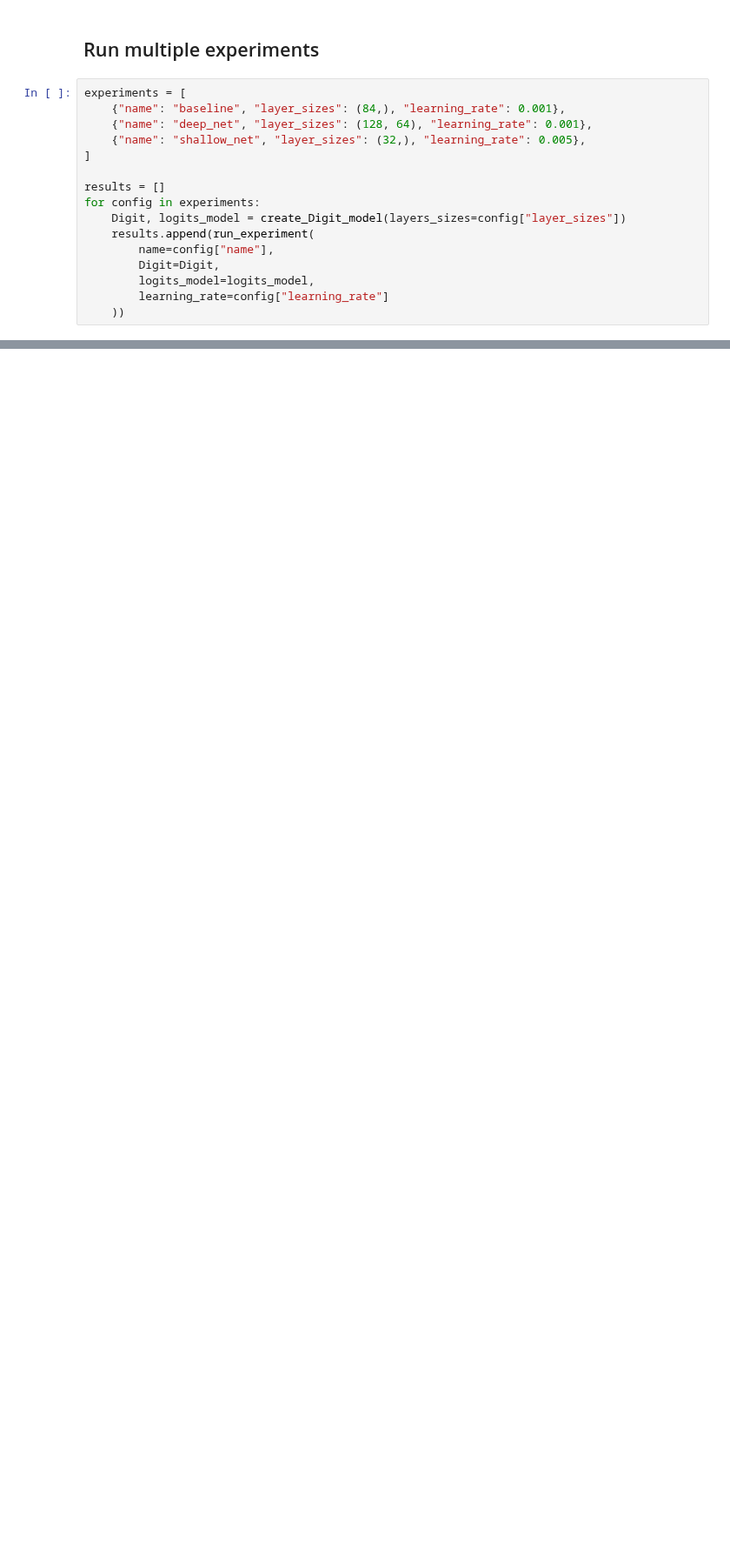
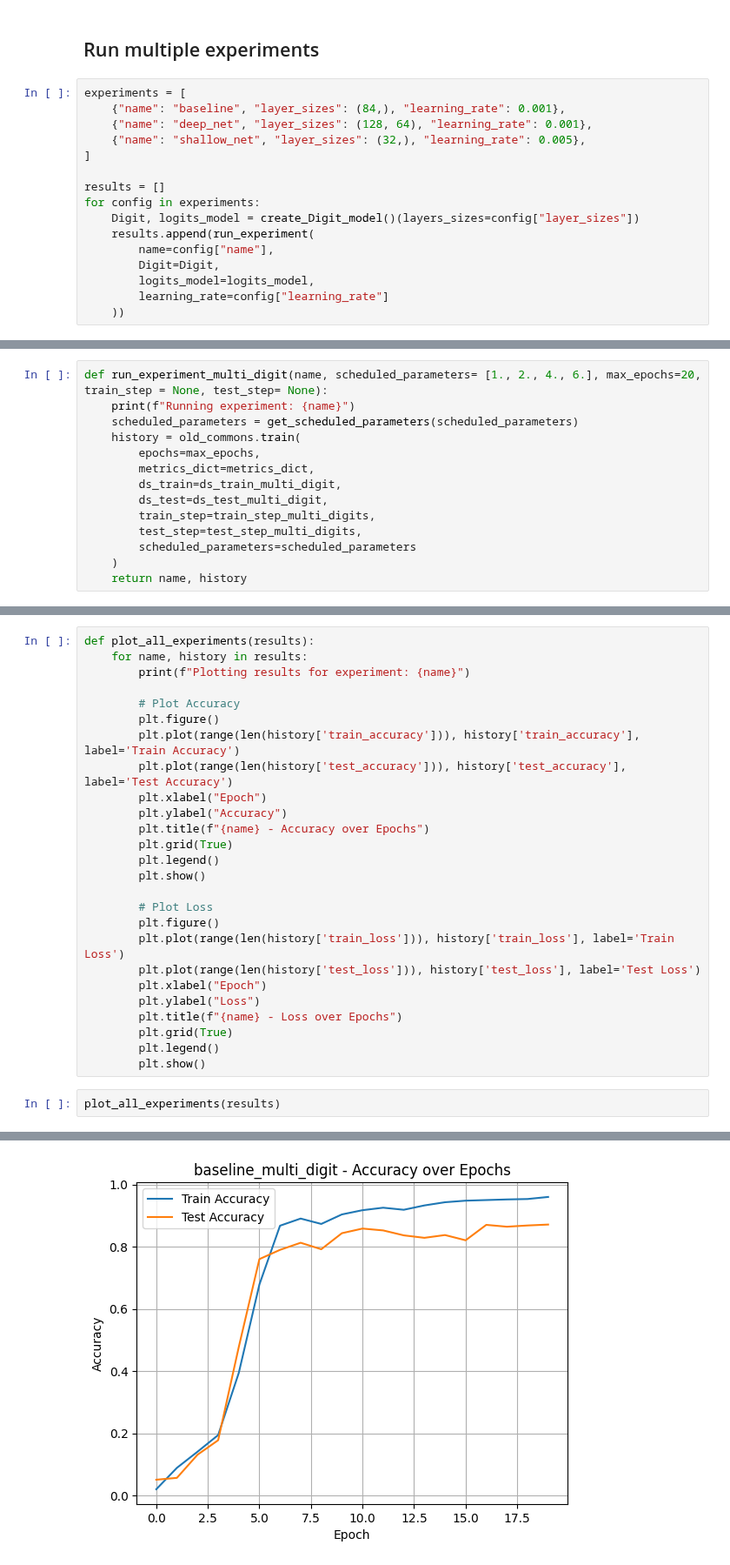
Before and after one commit to myriamcg/NeSy-vs-Backdoors, a Jupyter notebook: logictensornetwork/examples/mnist/all_experiments_mnist.ipynb, the cells around one changed output, grey strips where cells are left out. Shown at 87% size. Cells and saved outputs as stored; diff of their text form; blank space fills up the shorter version.

```diff
--- a/logictensornetwork/examples/mnist/all_experiments_mnist.ipynb
+++ b/logictensornetwork/examples/mnist/all_experiments_mnist.ipynb
@@ -183,7 +183,7 @@ experiments = [
 
 results = []
 for config in experiments:
-    Digit, logits_model = create_Digit_model(layers_sizes=config["layer_sizes"])
+    Digit, logits_model = create_Digit_model()(layers_sizes=config["layer_sizes"])
     results.append(run_experiment(
         name=config["name"],
         Digit=Digit,
@@ -263,0 +450,14 @@ Thus, for the following experiments, we will use the baseline and the deep_net m
+# %%
+def run_experiment_multi_digit(name, scheduled_parameters= [1., 2., 4., 6.], max_epochs=20, train_step = None, test_step= None):
+    print(f"Running experiment: {name}")
+    scheduled_parameters = get_scheduled_parameters(scheduled_parameters)
+    history = old_commons.train(
+        epochs=max_epochs,
+        metrics_dict=metrics_dict,
+        ds_train=ds_train_multi_digit,
+        ds_test=ds_test_multi_digit,
+        train_step=train_step_multi_digits,
+        test_step=test_step_multi_digits,
+        scheduled_parameters=scheduled_parameters
+    )
+    return name, history
@@ -263,0 +516,29 @@ Thus, for the following experiments, we will use the baseline and the deep_net m
+# %%
+def plot_all_experiments(results):
+    for name, history in results:
+        print(f"Plotting results for experiment: {name}")
+
+        # Plot Accuracy
+        plt.figure()
+        plt.plot(range(len(history['train_accuracy'])), history['train_accuracy'], label='Train Accuracy')
+        plt.plot(range(len(history['test_accuracy'])), history['test_accuracy'], label='Test Accuracy')
+        plt.xlabel("Epoch")
+        plt.ylabel("Accuracy")
+        plt.title(f"{name} - Accuracy over Epochs")
+        plt.grid(True)
+        plt.legend()
+        plt.show()
+
+        # Plot Loss
+        plt.figure()
+        plt.plot(range(len(history['train_loss'])), history['train_loss'], label='Train Loss')
+        plt.plot(range(len(history['test_loss'])), history['test_loss'], label='Test Loss')
+        plt.xlabel("Epoch")
+        plt.ylabel("Loss")
+        plt.title(f"{name} - Loss over Epochs")
+        plt.grid(True)
+        plt.legend()
+        plt.show()
+# %%
+plot_all_experiments(results)
+# %% [output]
@@ -263,0 +546 @@ Thus, for the following experiments, we will use the baseline and the deep_net m
+[figure, added]
```
Also changed, not shown: parts of 15 cells of this notebook.
